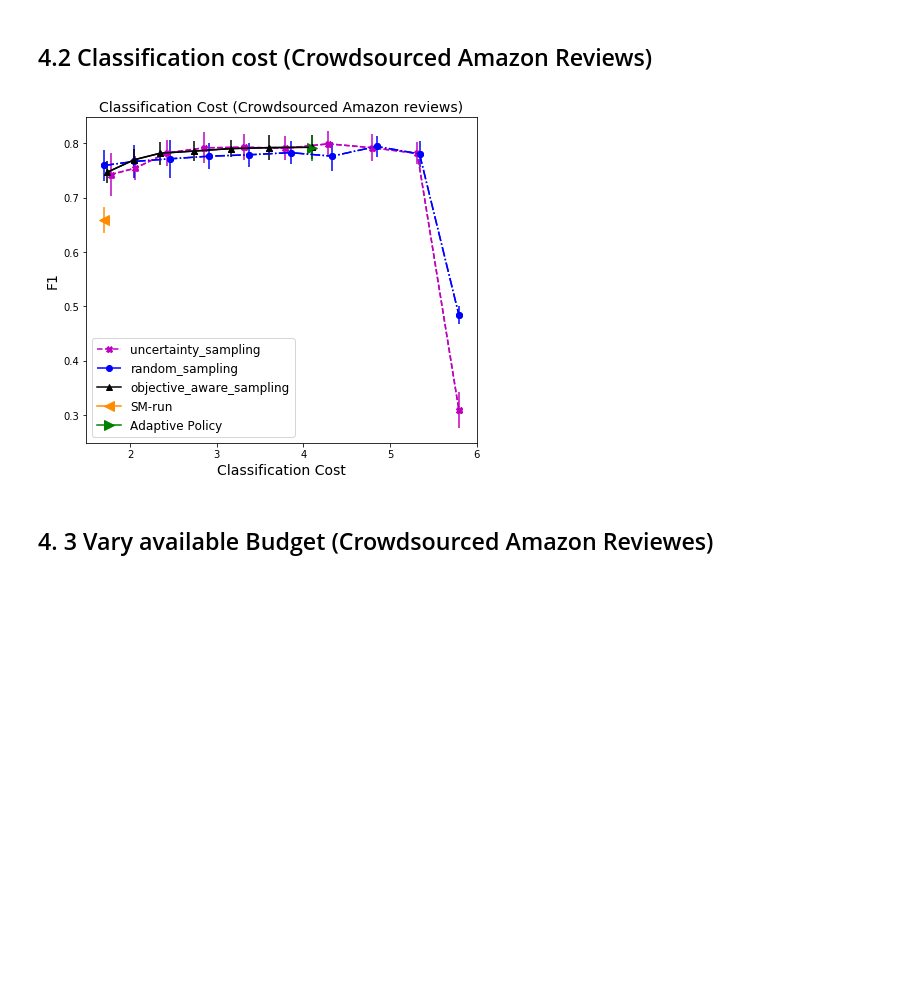
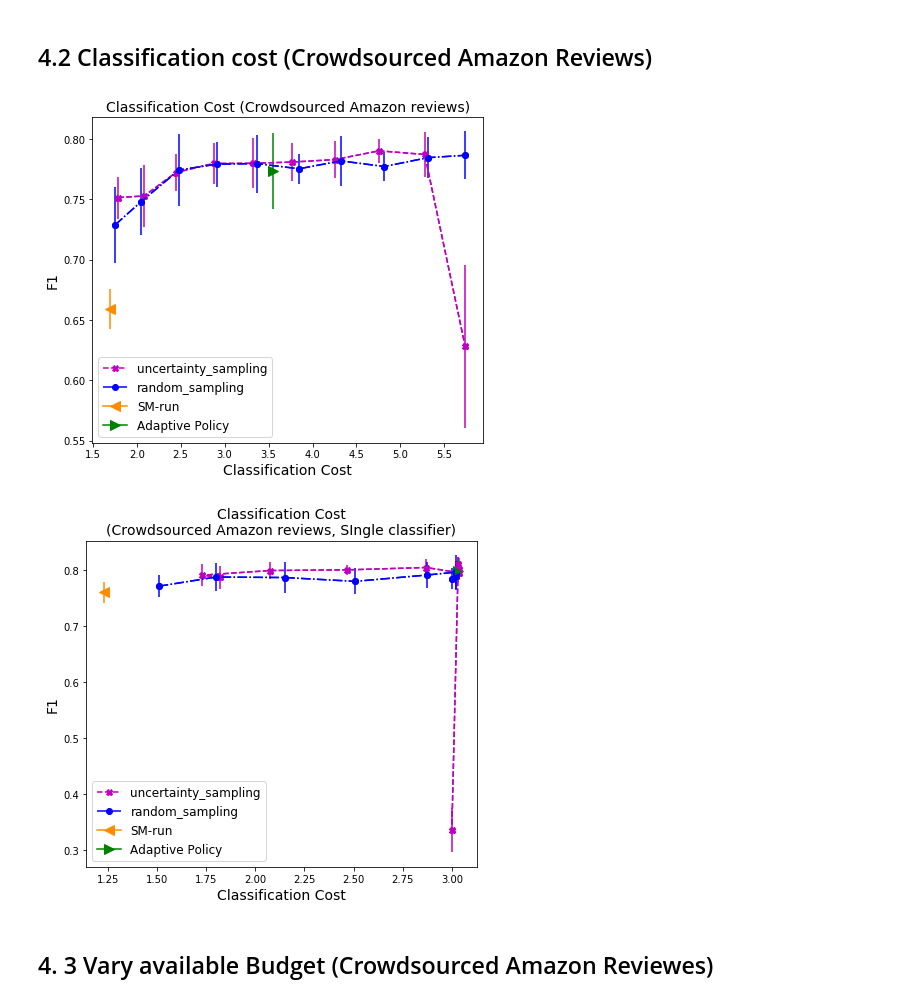
Before and after one commit to Evgeneus/Active-Hybrid-Classificatoin, a Jupyter notebook: adaptive_machine_and_crowd/notebooks/results-F1-new.ipynb, the cells around one changed output. Drawn from its saved outputs; the diff is of its cells as text; code cells hidden in the pictures; blank space fills up the shorter version.

Commit message:
notebook/charts

```diff
--- a/adaptive_machine_and_crowd/notebooks/results-F1-new.ipynb
+++ b/adaptive_machine_and_crowd/notebooks/results-F1-new.ipynb
@@ -26,10 +24,10 @@ import matplotlib.pyplot as plt
 # %%
 #  Budget Allocation Heuristics
 def plot_heuristics(file_name, b_per_item, title, ylim = None):
-    df = pd.read_csv('../output/adaptive_machines_and_crowd/{}'.format(file_name))
+    df = pd.read_csv('../output/{}'.format(file_name))
 #     df['f1_mean'] = 2*df['precision_mean']*df['recall_mean'] / (df['precision_mean'] + df['recall_mean'] )
     df['f_beta_std'] = df['f1_std']
-    algos = ['uncertainty_sampling', 'random_sampling', 'objective_aware_sampling']
+    algos = ['uncertainty_sampling', 'random_sampling']
     fig, ax = plt.subplots(nrows=1, ncols=1, figsize=(7,6))
     markers = ['X', 'o', '^']
     for alg, c, l, m in zip(algos, ['m', 'b', 'black'], ['--', '-.', '-'], markers):
@@ -55,10 +53,10 @@ def plot_heuristics(file_name, b_per_item, title, ylim = None):
 
 # Classification cost
 def plot_clf_cost(file_name, b_per_item, title, ylim = None):
-    df = pd.read_csv('../output/adaptive_machines_and_crowd/{}'.format(file_name))
+    df = pd.read_csv('../output/{}'.format(file_name))
 #     df['f1_mean'] = 2*df['precision_mean']*df['recall_mean'] / (df['precision_mean'] + df['recall_mean'] )
     df['f_beta_std'] = df['f1_std']
-    algos = ['uncertainty_sampling', 'random_sampling', 'objective_aware_sampling']
+    algos = ['uncertainty_sampling', 'random_sampling']
     fig, ax = plt.subplots(nrows=1, ncols=1, figsize=(7,6))
     markers = ['X', 'o', '^']
     for alg, c, l, m in zip(algos, ['m', 'b', 'black'], ['--', '-.', '-'], markers):
@@ -89,8 +87,8 @@ def plot_clf_cost(file_name, b_per_item, title, ylim = None):
         plt.ylim(ylim)
 
 # Vary available Budget
-def plot_budget(file_name, b_per_item, title, switch_points, alg, ylim = None):
-    df = pd.read_csv('../output/adaptive_machines_and_crowd/{}'.format(file_name))
+def plot_budget(file_name, title, switch_points, alg, ylim = None):
+    df = pd.read_csv('../output/{}'.format(file_name))
 #     df['f1_mean'] = 2*df['precision_mean']*df['recall_mean'] / (df['precision_mean'] + df['recall_mean'] )
     df['f_beta_std'] = df['f1_std']
     fig, ax = plt.subplots(nrows=1, ncols=1, figsize=(7,6))
@@ -125,7 +123,7 @@ def plot_budget(file_name, b_per_item, title, switch_points, alg, ylim = None):
 
 # Vary available Budget
 def plot_crowd_acc(file_name, b_per_item, title, switch_points, alg, ylim = None):
-    df = pd.read_csv('../output/adaptive_machines_and_crowd/{}'.format(file_name))
+    df = pd.read_csv('../output/{}'.format(file_name))
     df['f1_mean'] = 2*df['precision_mean']*df['recall_mean'] / (df['precision_mean'] + df['recall_mean'] )
     fig, ax = plt.subplots(nrows=1, ncols=1, figsize=(7,6))
     markers = ['X', 'o', '^', '>']
@@ -160,7 +158,7 @@ def plot_crowd_acc(file_name, b_per_item, title, switch_points, alg, ylim = None
 
 # Classification cost vs Crowd accuracy
 def plot_clf_cost_crowd_acc(file_name, b_per_item, title, switch_points, alg, ylim = None):
-    df = pd.read_csv('../output/adaptive_machines_and_crowd/{}'.format(file_name))
+    df = pd.read_csv('../output/{}'.format(file_name))
     df['f1_mean'] = 2*df['precision_mean']*df['recall_mean'] / (df['precision_mean'] + df['recall_mean'] )
     fig, ax = plt.subplots(nrows=1, ncols=1, figsize=(7,6))
     markers = ['X', 'o', '^', '>']
@@ -353,12 +351,17 @@ plot_heuristics(file_name, b_per_item, title, (0.65, 0.87))
 # %% [markdown]
 ## 4.2 Classification cost (Crowdsourced Amazon Reviews)
 # %%
-file_name = '1k_amazon_reviews_crowdsourced_lemmatized_experiment_nums_10_ninstq_50_real_data.csv'
+file_name = 'real_data_1k_amazon_reviews_crowdsourced_lemmatized_experiment_nums_10_ninstq_100.csv'
 b_per_item = 6
 title = 'Classification Cost (Crowdsourced Amazon reviews)'
 plot_clf_cost(file_name, b_per_item, title)
+
+file_name = 'binary_real_data_1k_amazon_reviews_crowdsourced_lemmatized_experiment_nums_10_ninstq_100.csv'
+title = 'Classification Cost\n(Crowdsourced Amazon reviews, SIngle classifier)'
+plot_clf_cost(file_name, b_per_item, title)
 # %% [output]
-[figure, old version]
+[figure, new version]
+[figure, added]
 # %% [markdown]
 ## 4. 3 Vary available Budget (Crowdsourced Amazon Reviewes)
 # %%
```
Also changed, not shown: parts of 15 cells of this notebook.
